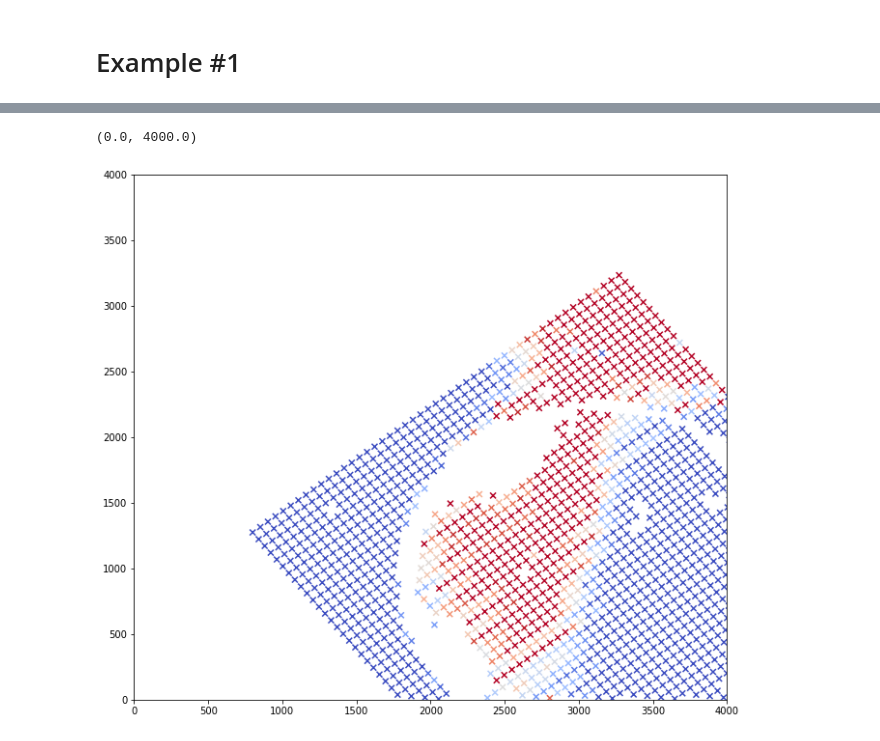
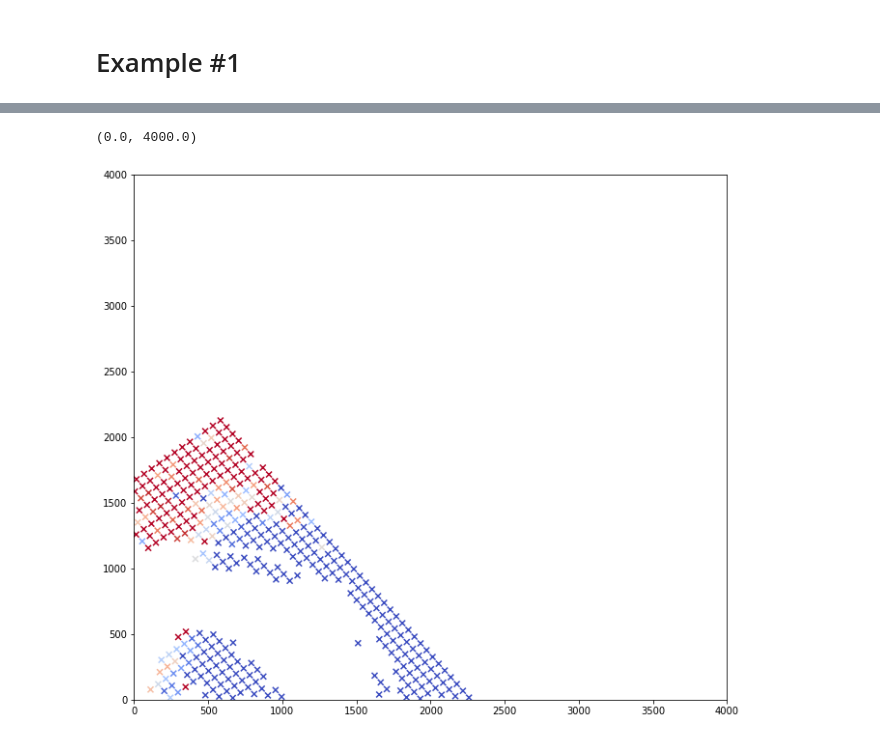
Before and after one commit to Snyder005/mixcoatl, a Jupyter notebook: notebooks/GridSpacingTests.ipynb, the cells around one changed output, grey strips where cells are left out. Saved outputs shown, nothing was run; the diff lists cells and outputs as text; code cells hidden in the pictures.

```diff
--- a/notebooks/GridSpacingTests.ipynb
+++ b/notebooks/GridSpacingTests.ipynb
@@ -21,7 +22,7 @@ lct = LsstCameraTransforms(camera)
 # %% [markdown]
 # Example #1
 # %%
-i = 0
+i = 100
 infile = glob.glob("/home/abrought/DATA/12784_dither/*.cat")[i]
 
 gridfit_task = GridFitTask()
@@ -32,7 +33,6 @@ grid, result = gridfit_task.run(infile, ccd_type='E2V')
 gY, gX = grid.get_source_centroids(distorted=False)
 
 print("Fit results: ")
-print(grid.y0, grid.x0, grid.theta)
 print(fit_report(result))
 
 fig, ax = plt.subplots(1, 1, figsize=(11, 10))
@@ -63,5 +64,6 @@ Fit results:
 # %%
-residualsX, residualsY, nSources, nUnidentifiedPoints = fit_check(gridfit_task.srcX,gridfit_task.srcY,gX,gY, 'E2V')
+residualsX, residualsY, nSources, nUnidentifiedPoints, outliersX, outliersY = fit_check(gridfit_task.srcX,gridfit_task.srcY,gX,gY, 'E2V')
+
 plt.figure(1, figsize=(10,7))
 plt.hist(residualsX, bins=70, range=(-5,5), histtype='step', label='Δx, ' + "m=" + str(round(np.median(residualsX), 3)), log=False)
 plt.hist(residualsY, bins=70, range=(-5,5), histtype='step', label='Δy, ' + "m=" + str(round(np.median(residualsY), 3)), log=False)
@@ -85,21 +98,21 @@ plt.savefig("test-"+ str(i) + "-fit.png")
 # %%
 import matplotlib.cm as cm
 residualsX = np.asarray(residualsX)
 residualsY = np.asarray(residualsY)
 x = np.asarray(gridfit_task.srcX)
 y = np.asarray(gridfit_task.srcY)
 index = np.argsort(residualsX)
 x = x[index]
 y = y[index]
 colors = cm.coolwarm(np.linspace(-2, 2, len(residualsX)))
 
-fig, ax = plt.subplots(1, 1, figsize=(11, 10))
-ax.scatter(x, y, color=colors, marker='x')
-ax.set_xlim(0,4000)
-ax.set_ylim(0,4000)
+fig = plt.figure(1, figsize=(11, 10))
+plt.scatter(x, y, color=colors, marker='x')
+plt.xlim(0,4000)
+plt.ylim(0,4000)
 # %% [output]
 (0.0, 4000.0)
-[figure, old version]
+[figure, new version]
 # %%
 residualsX = np.asarray(residualsX)
 residualsY = np.asarray(residualsY)
```
Also changed, not shown: parts of 5 cells of this notebook, 3 other files.
